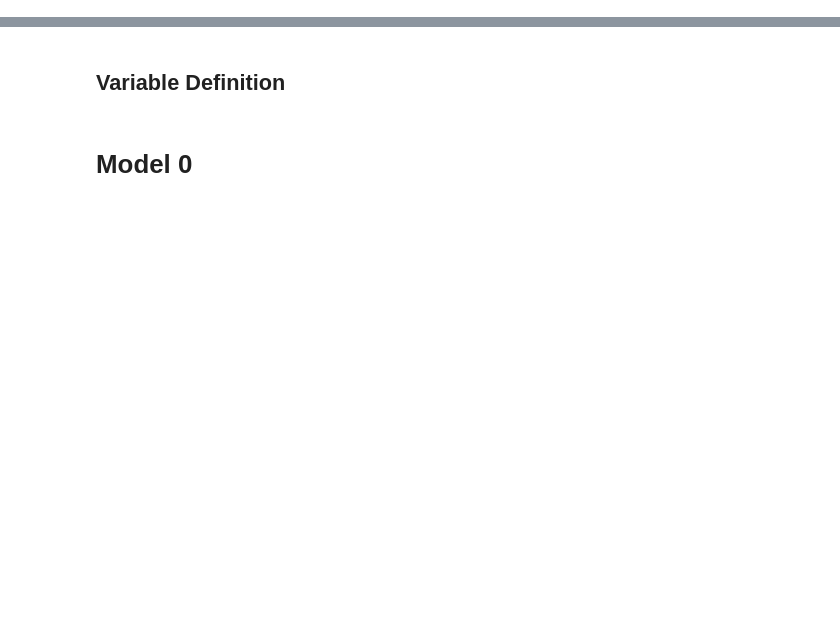
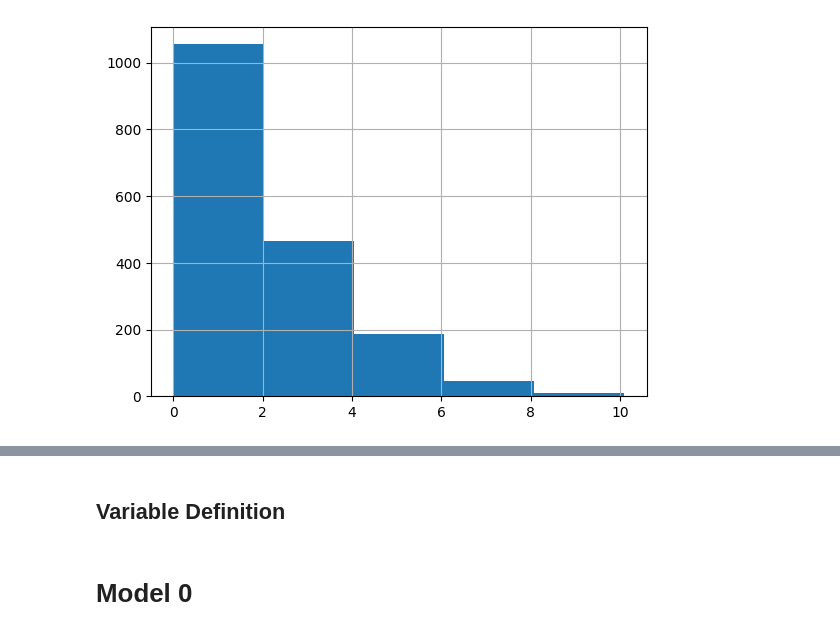
Before and after one commit to jayati-17/Discrete_choice_modelling, a Jupyter notebook: nb.ipynb, the cells around one changed output, grey strips where cells are left out. Drawn from its saved outputs; the diff is of its cells as text; code cells hidden in the pictures; blank space fills up the shorter version.

```diff
--- a/nb.ipynb
+++ b/nb.ipynb
@@ -23,0 +38,4 @@ data.describe()
+# %%
+pt_data = data_filtered[data_filtered['travel_mode'] == 3]
+
+pt_data[['cost_transit', 'faretype', 'bus_scale']].describe()
@@ -23,0 +52,4 @@ data.describe()
+# %%
+hist = pt_data['cost_transit'].hist(bins=5)
+# %% [output]
+[figure, added]
```
Also changed, not shown: parts of 22 cells of this notebook.
